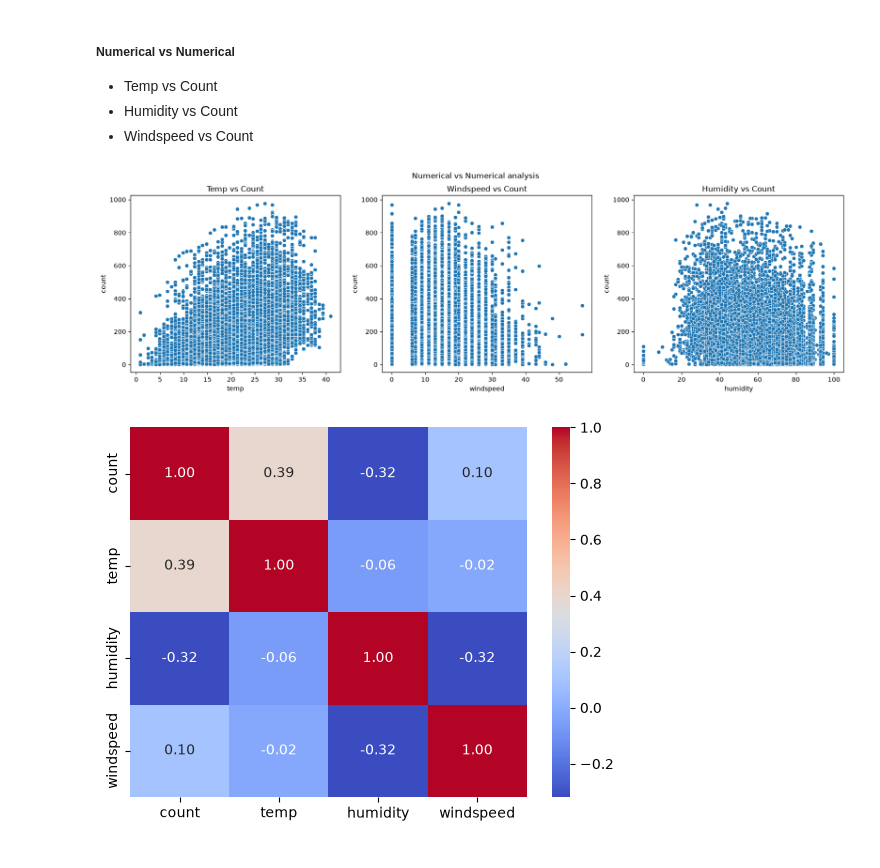
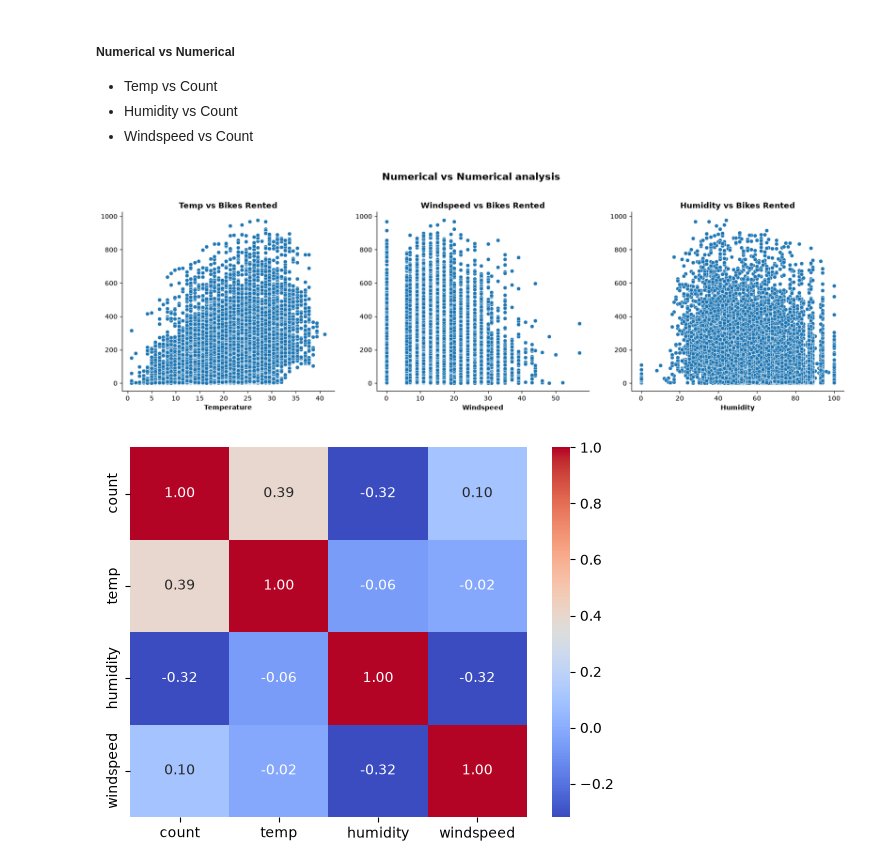
Before and after one commit to Yuvi977/Yulu-Bike-Sharing-Hypothesis-Testing, a Jupyter notebook: Business_Case_Yulu_Hypothesis_Testing.ipynb, the cells around one changed output. Drawn from its saved outputs; the diff is of its cells as text; code cells hidden in the pictures.

```diff
--- a/Business_Case_Yulu_Hypothesis_Testing.ipynb
+++ b/Business_Case_Yulu_Hypothesis_Testing.ipynb
@@ -467,25 +498,32 @@ Weather vs Workingday
 * Temp vs Count
 * Humidity vs Count
 * Windspeed vs Count
-# %%
-fig, ax = plt.subplots(1, 3, figsize=(20,5))
-fig.suptitle("Numerical vs Numerical analysis")
-
-plt.subplot(1,3,1)
-plt.title("Temp vs Count")
-sns.scatterplot(data=df, x="temp", y="count")
-
-plt.subplot(1,3,2)
-plt.title("Windspeed vs Count")
-sns.scatterplot(data=df, x="windspeed", y="count")
-
-plt.subplot(1,3,3)
-plt.title("Humidity vs Count")
-sns.scatterplot(data=df, x="humidity", y="count")
-
-plt.show()
-# %% [output]
-[figure, removed]
+# %%
+fig, axes = plt.subplots(1, 3, figsize=(20,5))
+fig.suptitle("Numerical vs Numerical analysis", y = 1.05, fontsize=15, weight="bold")
+
+plot_config = [
+    ("temp", "count", "Temp vs Bikes Rented", "Temperature"),
+    ("windspeed", "count", "Windspeed vs Bikes Rented", "Windspeed"),
+    ("humidity", "count", "Humidity vs Bikes Rented", "Humidity")
+]
+
+for ax, (x_col, y_col, title, x_label) in zip(axes, plot_config):
+    sns.scatterplot(
+        data = df,
+        x = x_col,
+        y = y_col,
+        ax=ax
+    )
+
+    ax.set_title(title, weight="bold")
+    ax.set(ylabel=None)
+    ax.spines[["top", "right"]].set_visible(False)
+    ax.set_xlabel(x_label.capitalize(), fontsize=10, weight="bold")
+
+plt.show()
+# %% [output]
+[figure, added]
 # %%
 sns.heatmap(df[["count", "temp", "humidity", "windspeed"]].corr(), cmap="coolwarm", annot=True, fmt=".2f")
 plt.show()
```
Also changed, not shown: parts of 4 cells of this notebook.
